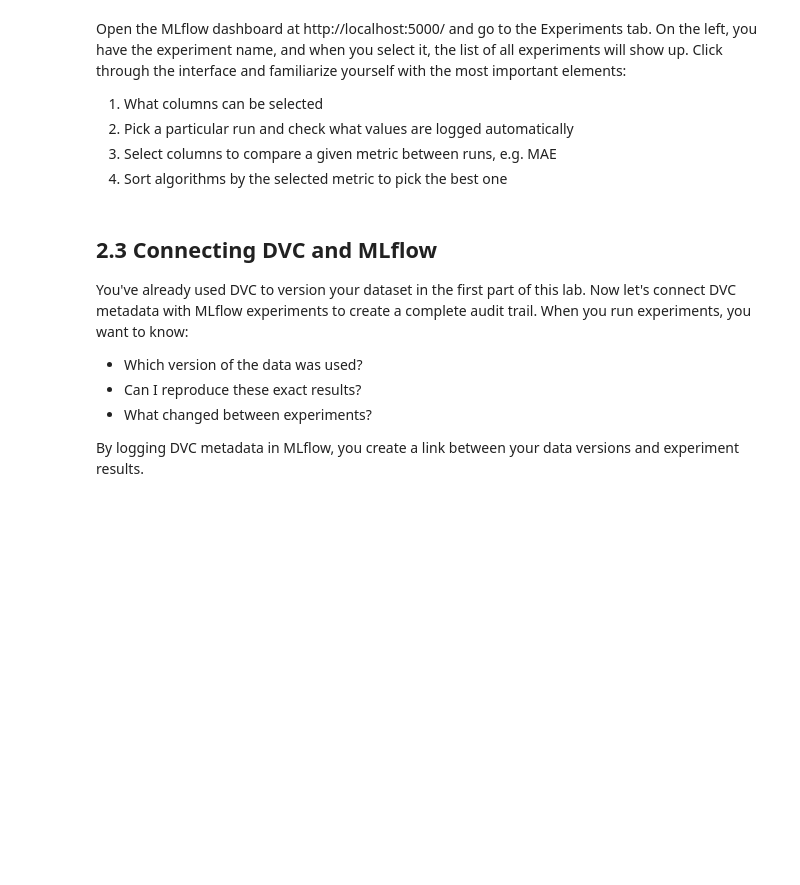
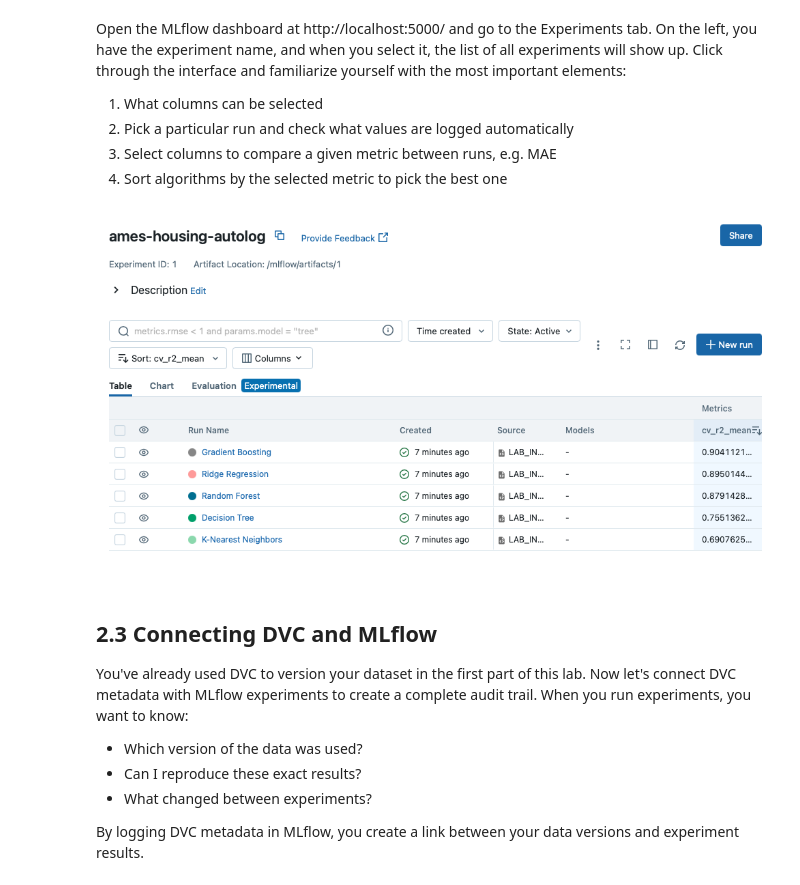
Before and after one commit to wernaw/MLOps_lab2, a Jupyter notebook: LAB_INSTRUCTION_2_MLFLOW.ipynb, the cells around one changed output. Saved outputs shown, nothing was run; the diff lists cells and outputs as text; code cells hidden in the pictures; blank space fills up the shorter version.

```diff
--- a/LAB_INSTRUCTION_2_MLFLOW.ipynb
+++ b/LAB_INSTRUCTION_2_MLFLOW.ipynb
@@ -372,6 +377,10 @@ Open the MLflow dashboard at http://localhost:5000/ and go to the Experiments ta
 2. Pick a particular run and check what values are logged automatically
 3. Select columns to compare a given metric between runs, e.g. MAE
 4. Sort algorithms by the selected metric to pick the best one
+# %%
+display(Image(filename="image/Training_with_MLflow_autologging.png"))
+# %% [output]
+[figure, added]
 # %% [markdown]
 ## 2.3 Connecting DVC and MLflow
 
```
Also changed, not shown: parts of 3 cells of this notebook, 1 other file.
